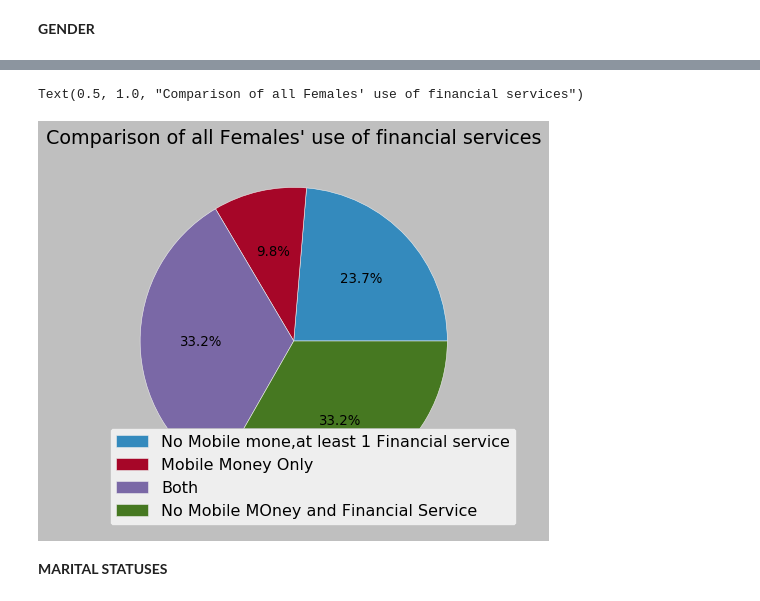
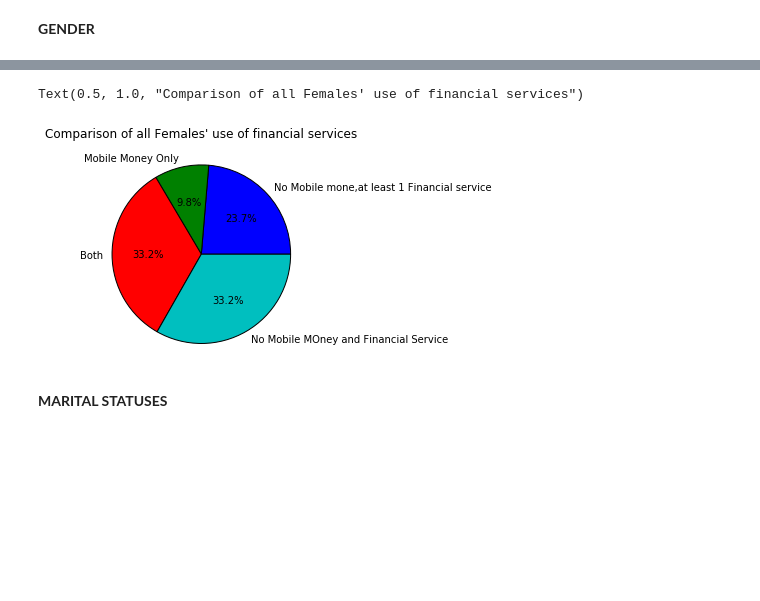
Before and after one commit to AllenMkandla/Financial_Services_Use_in_Tanzania, a Jupyter notebook: Tanzania.ipynb, the cells around one changed output, grey strips where cells are left out. Drawn from its saved outputs; the diff is of its cells as text; code cells hidden in the pictures; blank space fills up the shorter version.

```diff
--- a/Tanzania.ipynb
+++ b/Tanzania.ipynb
@@ -74,19 +105,18 @@ plt.legend(labels, loc='best')
 # %%
 #comparison of females with mobile money and females without mobile money
 
 total_females = len(female[female.mobile_money_classification == 1]) + len(female[female.mobile_money_classification == 2]) + len(female[female.mobile_money_classification == 3])
 
 p = len(female[female.mobile_money_classification == 1]) / total_females * 100
 q = len(female[female.mobile_money_classification == 2]) / total_females * 100
 r = len(female[female.mobile_money_classification == 3]) / total_females * 100
 s = len(female[female.mobile_money_classification == 3]) / total_females * 100
 labels= ['No Mobile mone,at least 1 Financial service', 'Mobile Money Only', 'Both', 'No Mobile MOney and Financial Service']
-plt.pie([p, q, r, s], explode=None,autopct='%1.1f%%')
-plt.legend(labels, loc='best')
+plt.pie([p, q, r, s], explode=None,autopct='%1.1f%%', labels= labels)
 plt.title("Comparison of all Females' use of financial services")
 # %% [output]
 Text(0.5, 1.0, "Comparison of all Females' use of financial services")
-[figure, old version]
+[figure, new version]
 # %% [markdown]
 **MARITAL STATUSES**
 # %%
```
Also changed, not shown: parts of 15 cells of this notebook.
